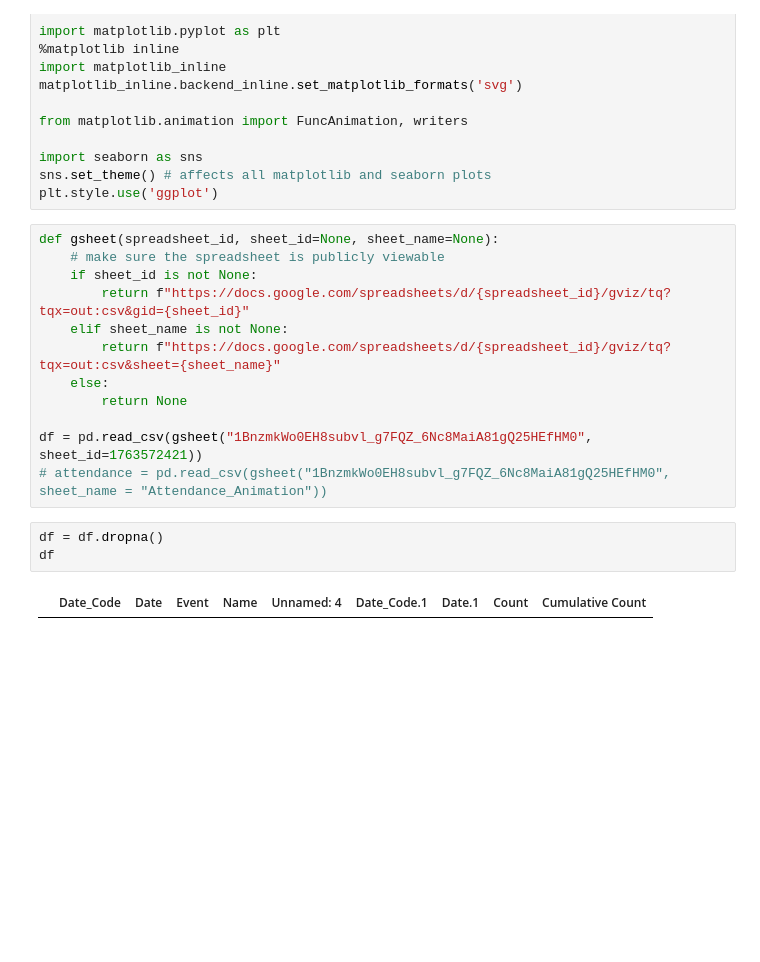
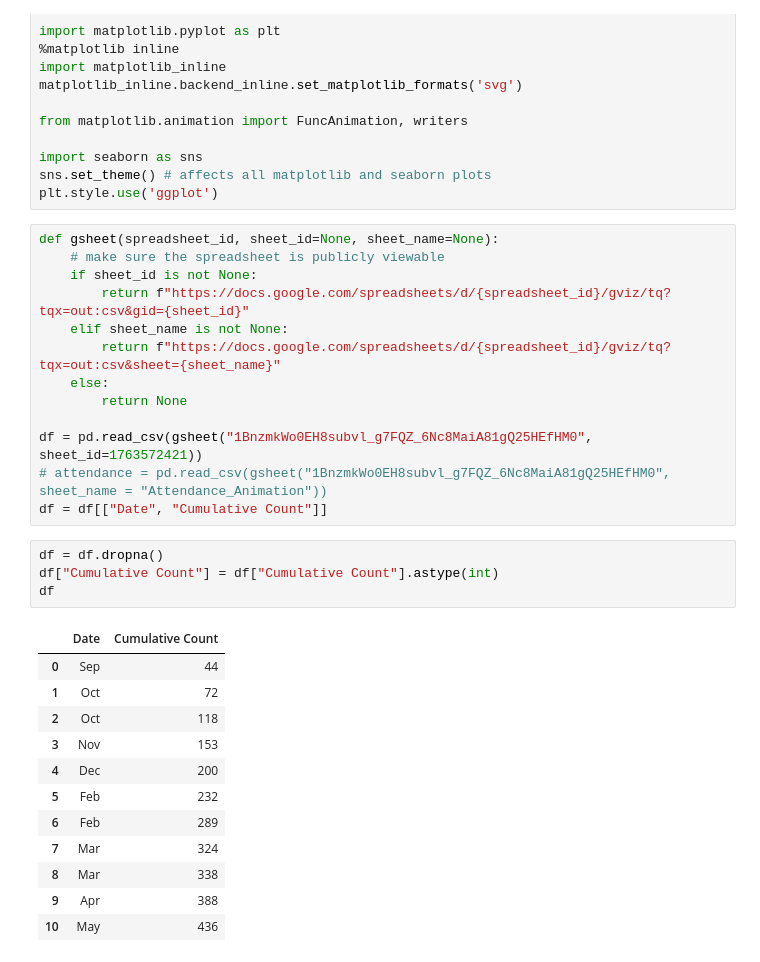
Before and after one commit to AhmedThahir/Attendance_Animation, a Jupyter notebook: Attendance_Animation.ipynb, the cells around one changed output. Saved outputs shown, nothing was run; the diff lists cells and outputs as text; blank space fills up the shorter version.

```diff
--- a/Attendance_Animation.ipynb
+++ b/Attendance_Animation.ipynb
@@ -26,11 +26,24 @@ def gsheet(spreadsheet_id, sheet_id=None, sheet_name=None):
 
 df = pd.read_csv(gsheet("1BnzmkWo0EH8subvl_g7FQZ_6Nc8MaiA81gQ25HEfHM0", sheet_id=1763572421))
 # attendance = pd.read_csv(gsheet("1BnzmkWo0EH8subvl_g7FQZ_6Nc8MaiA81gQ25HEfHM0", sheet_name = "Attendance_Animation"))
+df = df[["Date", "Cumulative Count"]]
 # %%
 df = df.dropna()
+df["Cumulative Count"] = df["Cumulative Count"].astype(int)
 df
 # %% [output]
-|  | Date_Code | Date | Event | Name | Unnamed: 4 | Date_Code.1 | Date.1 | Count | Cumulative Count |
+|  | Date | Cumulative Count |
+| 0 | Sep | 44 |
+| 1 | Oct | 72 |
+| 2 | Oct | 118 |
+| 3 | Nov | 153 |
+| 4 | Dec | 200 |
+| 5 | Feb | 232 |
+| 6 | Feb | 289 |
+| 7 | Mar | 324 |
+| 8 | Mar | 338 |
+| 9 | Apr | 388 |
+| 10 | May | 436 |
 # %%
 # hyperparameters
 x_values = range(1+df["Cumulative Count"].count())
```
Also changed, not shown: parts of 1 cell of this notebook.
